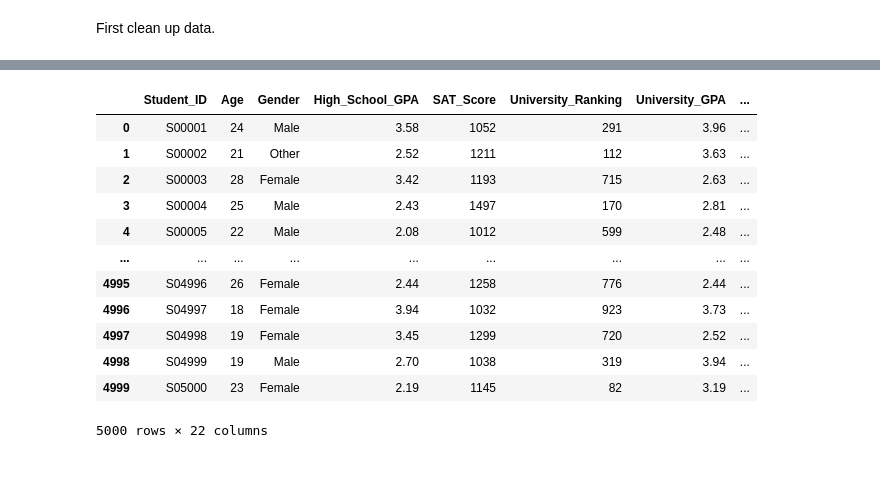
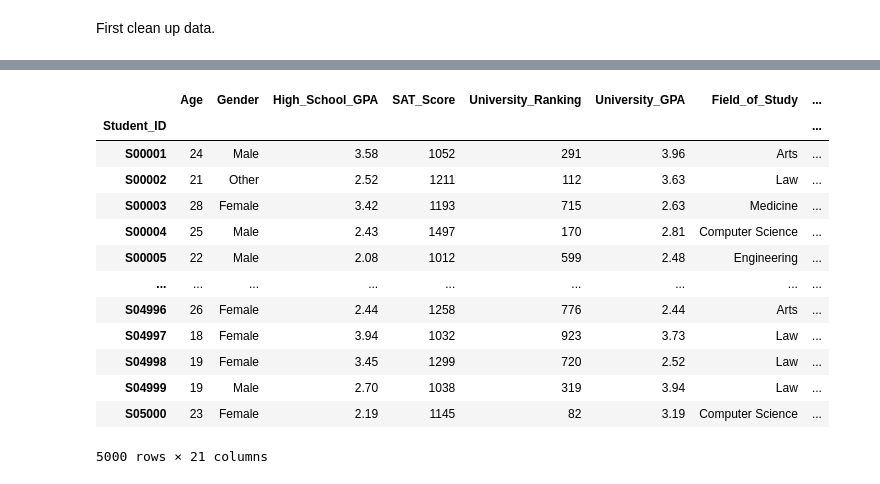
Before and after one commit to AlttiK/Education-Career-Success, a Jupyter notebook: altti_work.ipynb, the cells around one changed output, grey strips where cells are left out. Drawn from its saved outputs; the diff is of its cells as text; code cells hidden in the pictures.

Commit message:
Lin reg and changed career and edu success numbers

```diff
--- a/altti_work.ipynb
+++ b/altti_work.ipynb
@@ -2,8 +2,9 @@
 import altair as alt
 import pandas as pd
 import numpy as np
+import seaborn as sns
 %pip install --upgrade scikit-learn
 
-edu_career_data = pd.read_csv('education_career_success.csv')
-edu_career_data
+edu_career_data_unmodified = pd.read_csv('education_career_success.csv')
+edu_career_data_unmodified = edu_career_data_unmodified.set_index('Student_ID')
 # %% [output]
@@ -29,23 +12,30 @@ Note: you may need to restart the kernel to use updated packages.
 # %% [markdown]
 First clean up data.
 # %%
-# edu_career_data = edu_career_data.set_index('Student_ID')
+edu_career_data = edu_career_data_unmodified
 
 def calculate_student_score(high_GPA, sat_score, uni_ranking, uni_GPA, internships, projects, ceritifications, soft_skills, networking):
-    adjusted_sat = sat_score / 1600
-    adjusted_uni_ranking = 1 - (uni_ranking / edu_career_data['University_Ranking'].max())
-    return (high_GPA * 0.1) + (adjusted_sat * 0.1) + (adjusted_uni_ranking * 0.15) + (uni_GPA * 0.15) + (internships * 0.2) + (projects * 0.1) + (ceritifications * 0.05) + (soft_skills * 0.075) + (networking * 0.075)
+    max_ranking = edu_career_data['University_Ranking'].max()
+    max_internships = edu_career_data['Internships_Completed'].max()
+    max_projects = edu_career_data['Projects_Completed'].max()
+    max_certifs = edu_career_data['Certifications'].max()
+    adjusted_sat = (sat_score / 1600) * 10
+    adjusted_uni_ranking = (1 - (uni_ranking / max_ranking)) * 10
+    adjusted_high_GPA = (high_GPA / 4) * 10
+    adjusted_uni_GPA = (uni_GPA / 4) * 10
+    adjusted_internships = (internships / max_internships) * 10
+    adjusted_projects = (projects / max_projects) * 10
+    adjusted_certifs = (ceritifications / max_certifs) * 10
+    return (adjusted_high_GPA * 0.1) + (adjusted_sat * 0.1) + (adjusted_uni_ranking * 0.15) + (adjusted_uni_GPA * 0.15) + (adjusted_internships * 0.2) + (adjusted_projects * 0.1) + (adjusted_certifs * 0.05) + (soft_skills * 0.075) + (networking * 0.075)
 
 def calculate_career_score(job_offers, starting_salary, career_satisfaction, years_to_promotion):
     max_offers = edu_career_data['Job_Offers'].max()
     max_salary = edu_career_data['Starting_Salary'].max()
     max_years = edu_career_data['Years_to_Promotion'].max()
-    normalized_offers = job_offers / max_offers
-    normalized_salary = starting_salary / max_salary
-    normalized_satisfaction = career_satisfaction / 10
-    normalized_promotion = 1 - (years_to_promotion / max_years)
-
-    return (0.25 * normalized_offers) + (0.4 * normalized_salary) + (0.1 * normalized_satisfaction) + (0.25 * normalized_promotion)
+    adjusted_offers = (job_offers / max_offers) * 10
+    adjusted_salary = (starting_salary / max_salary) * 10
+    adjusted_promotion = (1 - (years_to_promotion / max_years)) * 10
+    return (0.25 * adjusted_offers) + (0.4 * adjusted_salary) + (0.1 * career_satisfaction) + (0.25 * adjusted_promotion)
 
 
 edu_career_data['Student_Score'] = edu_career_data.apply(
@@ -74,16 +69,17 @@ edu_career_data
-|  | Student_ID | Age | Gender | High_School_GPA | SAT_Score | University_Ranking | University_GPA | ... |
-| 0 | S00001 | 24 | Male | 3.58 | 1052 | 291 | 3.96 | ... |
-| 1 | S00002 | 21 | Other | 2.52 | 1211 | 112 | 3.63 | ... |
-| 2 | S00003 | 28 | Female | 3.42 | 1193 | 715 | 2.63 | ... |
-| 3 | S00004 | 25 | Male | 2.43 | 1497 | 170 | 2.81 | ... |
-| 4 | S00005 | 22 | Male | 2.08 | 1012 | 599 | 2.48 | ... |
+|  | Age | Gender | High_School_GPA | SAT_Score | University_Ranking | University_GPA | Field_of_Study | ... |
+| Student_ID |  |  |  |  |  |  |  | ... |
+| S00001 | 24 | Male | 3.58 | 1052 | 291 | 3.96 | Arts | ... |
+| S00002 | 21 | Other | 2.52 | 1211 | 112 | 3.63 | Law | ... |
+| S00003 | 28 | Female | 3.42 | 1193 | 715 | 2.63 | Medicine | ... |
+| S00004 | 25 | Male | 2.43 | 1497 | 170 | 2.81 | Computer Science | ... |
+| S00005 | 22 | Male | 2.08 | 1012 | 599 | 2.48 | Engineering | ... |
 | ... | ... | ... | ... | ... | ... | ... | ... | ... |
-| 4995 | S04996 | 26 | Female | 2.44 | 1258 | 776 | 2.44 | ... |
-| 4996 | S04997 | 18 | Female | 3.94 | 1032 | 923 | 3.73 | ... |
-| 4997 | S04998 | 19 | Female | 3.45 | 1299 | 720 | 2.52 | ... |
-| 4998 | S04999 | 19 | Male | 2.70 | 1038 | 319 | 3.94 | ... |
-| 4999 | S05000 | 23 | Female | 2.19 | 1145 | 82 | 3.19 | ... |
+| S04996 | 26 | Female | 2.44 | 1258 | 776 | 2.44 | Arts | ... |
+| S04997 | 18 | Female | 3.94 | 1032 | 923 | 3.73 | Law | ... |
+| S04998 | 19 | Female | 3.45 | 1299 | 720 | 2.52 | Law | ... |
+| S04999 | 19 | Male | 2.70 | 1038 | 319 | 3.94 | Law | ... |
+| S05000 | 23 | Female | 2.19 | 1145 | 82 | 3.19 | Computer Science | ... |
-5000 rows × 22 columns
+5000 rows × 21 columns
 # %%
 from sklearn.linear_model import LinearRegression
 from sklearn.metrics import mean_squared_error
```
Also changed, not shown: parts of 5 cells of this notebook.
